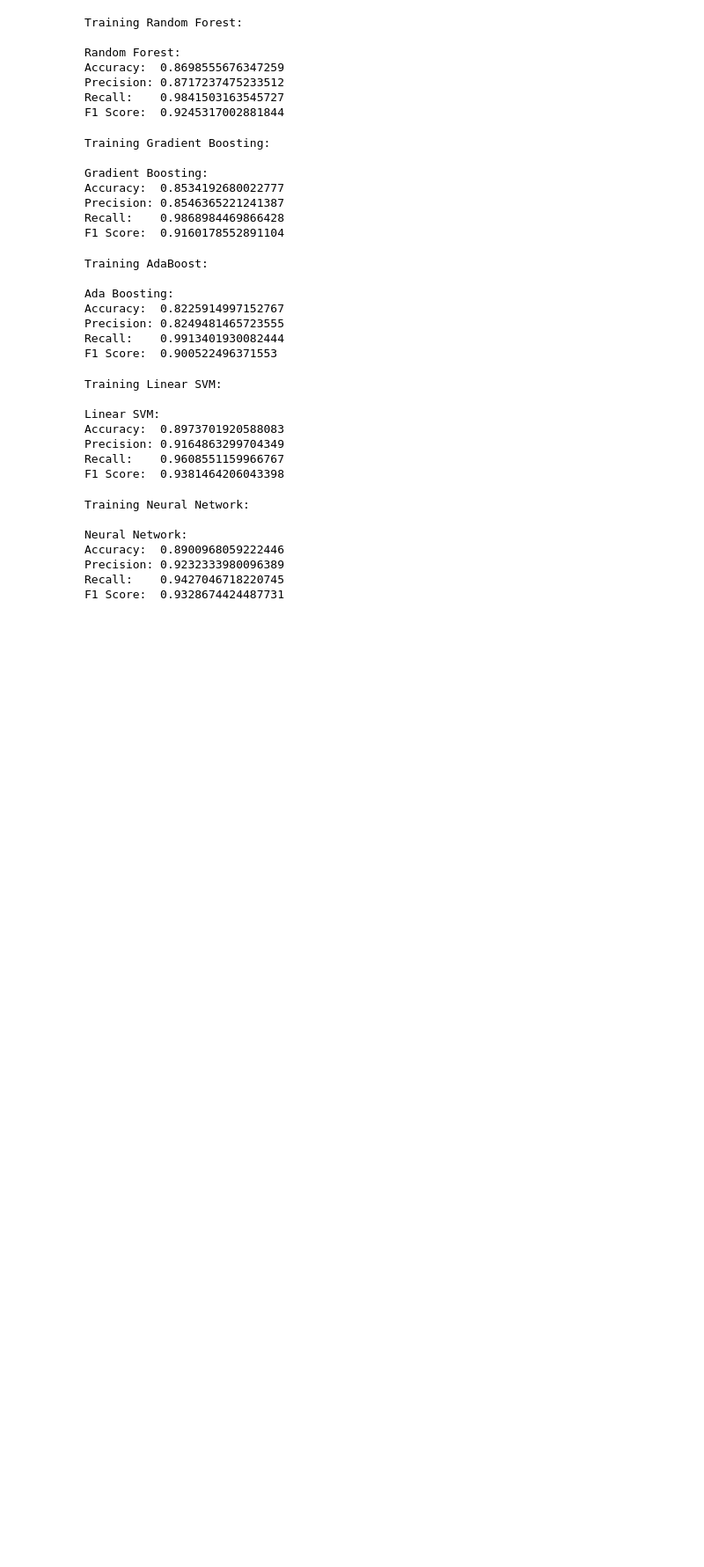
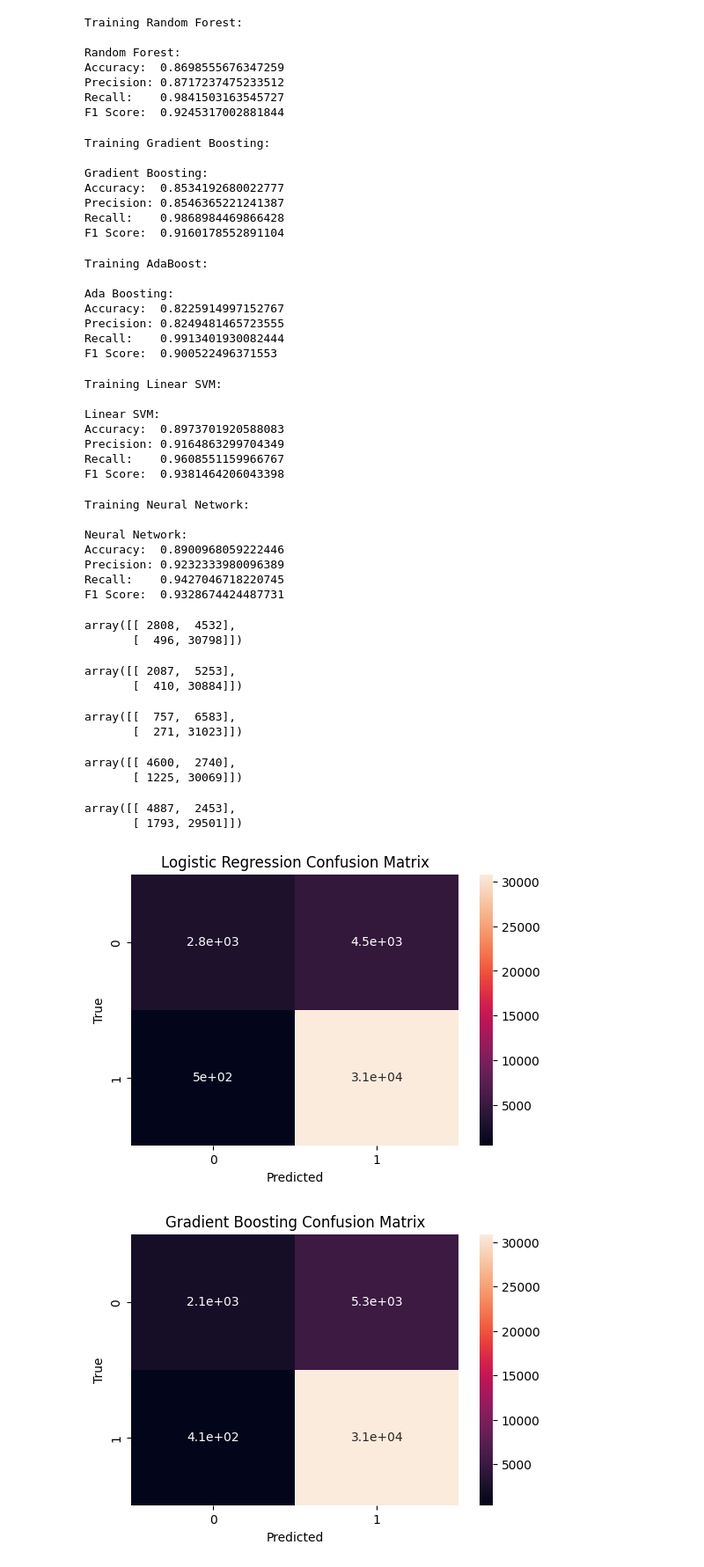
Before and after one commit to KalebE36/steam-review, a Jupyter notebook: packages/core/notebooks/steamReviewPredictor.ipynb, the cells around one changed output. Shown at 88% size. Saved outputs shown, nothing was run; the diff lists cells and outputs as text; code cells hidden in the pictures; blank space fills up the shorter version.

```diff
--- a/packages/core/notebooks/steamReviewPredictor.ipynb
+++ b/packages/core/notebooks/steamReviewPredictor.ipynb
@@ -444,3 +444,58 @@ Accuracy:  0.8900968059222446
 Precision: 0.9232333980096389
 Recall:    0.9427046718220745
 F1 Score:  0.9328674424487731
+# %%
+# Confusion Matrices for the complex models
+
+# Random Forest
+display(confusion_matrix(y_test, y_pred_randomforest));
+plt.figure(figsize = (6, 4));
+sns.heatmap(confusion_matrix(y_test, y_pred_randomforest), annot=True);
+plt.xlabel('Predicted');
+plt.ylabel('True');
+plt.title('Logistic Regression Confusion Matrix');
+
+# Gradient Boosting
+display(confusion_matrix(y_test, y_pred_gradientboosting));
+plt.figure(figsize = (6, 4));
+sns.heatmap(confusion_matrix(y_test, y_pred_gradientboosting), annot=True);
+plt.xlabel('Predicted');
+plt.ylabel('True');
+plt.title('Gradient Boosting Confusion Matrix');
+
+# ADA Boost
+display(confusion_matrix(y_test, y_pred_adaboost));
+plt.figure(figsize = (6, 4));
+sns.heatmap(confusion_matrix(y_test, y_pred_adaboost), annot=True);
+plt.xlabel('Predicted');
+plt.ylabel('True');
+plt.title('ADA Boost Confusion Matrix');
+
+# Support Vector Machines
+display(confusion_matrix(y_test, y_pred_svm));
+plt.figure(figsize = (6, 4));
+sns.heatmap(confusion_matrix(y_test, y_pred_svm), annot=True);
+plt.xlabel('Predicted');
+plt.ylabel('True');
+plt.title('Support Vector Machine Confusion Matrix');
+
+# Neural Network
+display(confusion_matrix(y_test, y_pred_nn));
+plt.figure(figsize = (6, 4));
+sns.heatmap(confusion_matrix(y_test, y_pred_nn), annot=True);
+plt.xlabel('Predicted');
+plt.ylabel('True');
+plt.title('Neural Network Confusion Matrix');
+# %% [output]
+array([[ 2808,  4532],
+       [  496, 30798]])
+array([[ 2087,  5253],
+       [  410, 30884]])
+array([[  757,  6583],
+       [  271, 31023]])
+array([[ 4600,  2740],
+       [ 1225, 30069]])
+array([[ 4887,  2453],
+       [ 1793, 29501]])
+[figure, added]
+[figure, added]
```
Also changed, not shown: parts of 4 cells of this notebook.
